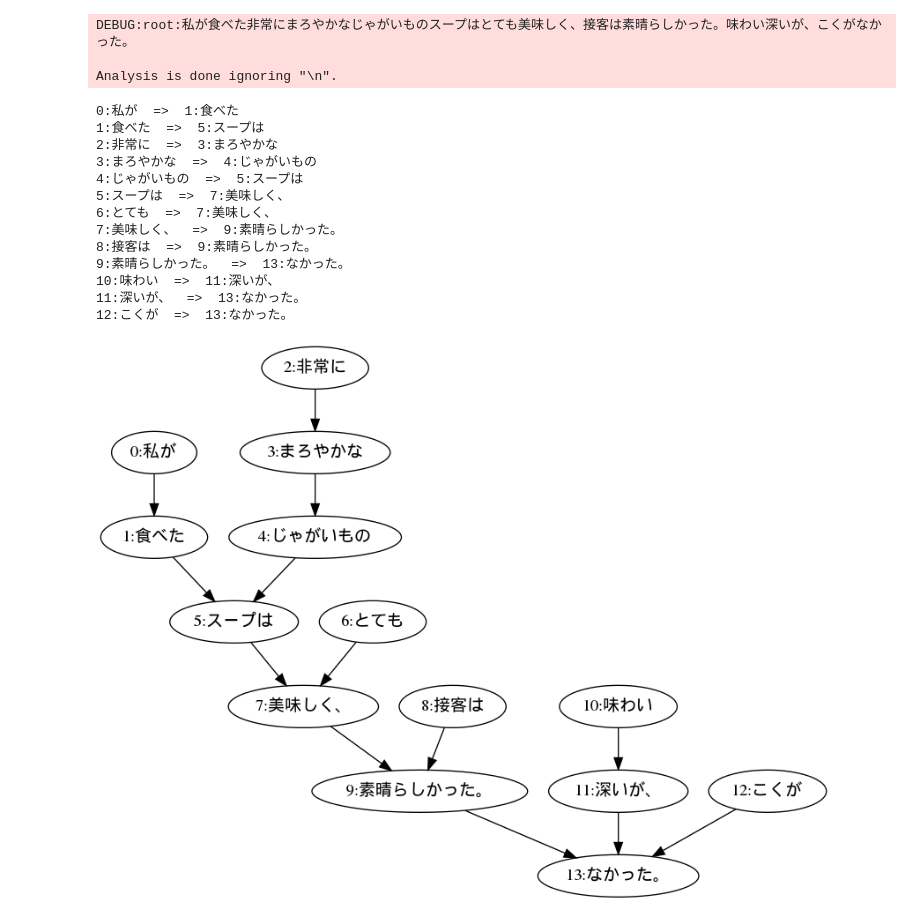
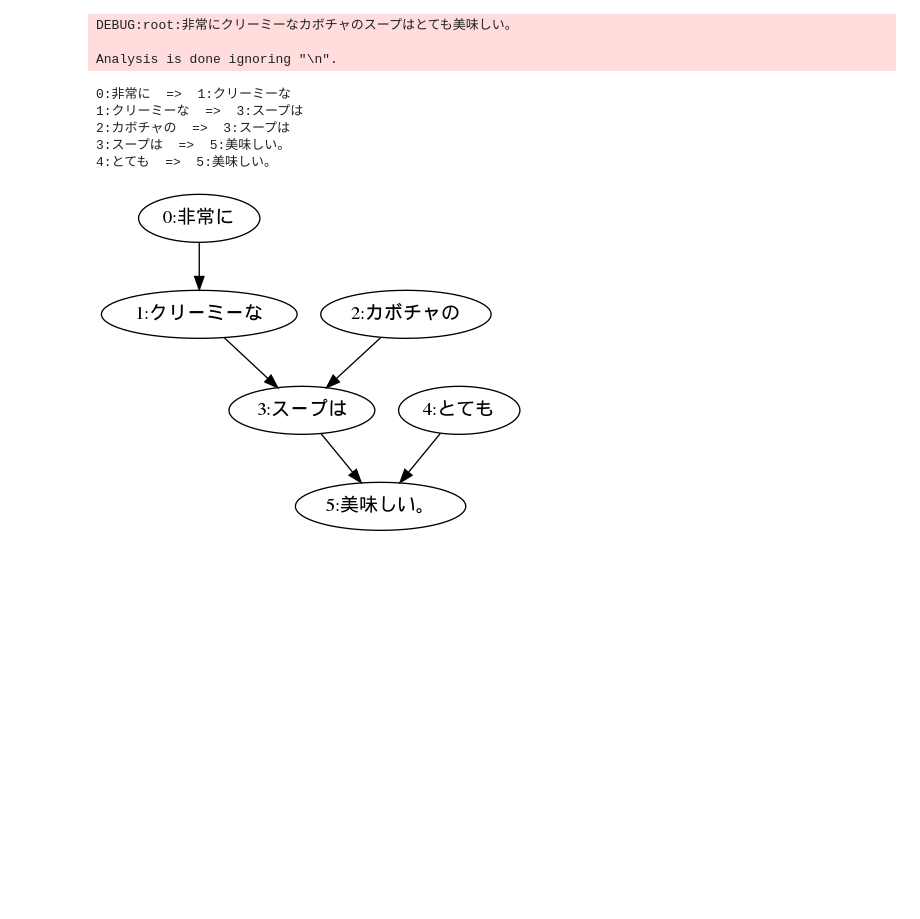
Before and after one commit to BDA2019TeamA/NLPLibrary, a Jupyter notebook: knpws.ipynb, the cells around one changed output. Saved outputs shown, nothing was run; the diff lists cells and outputs as text; code cells hidden in the pictures; blank space fills up the shorter version.

```diff
--- a/knpws.ipynb
+++ b/knpws.ipynb
@@ -6,32 +6,26 @@ import pandas as pd
 # %%
 knp = KNP(option = '-tab -anaphora', jumanpp=True)
 #text = """肉汁がドバっと溢れるタイプのとんかつではなく、ホロり優しく噛み切れる柔らかいサッパリとんかつ。平たく大きいので、叩いて薄くした感じなのかな？と思いきや、食べ応えのある適度な厚さが保たれている。味としては、豚の味と香りがしっかりと包み込まれている王道とんかつ
 #"""
-text = """私が食べた非常にまろやかなじゃがいものスープはとても美味しく、接客は素晴らしかった。味わい深いが、こくがなかった。
+text = """非常にクリーミーなカボチャのスープはとても美味しい。
 """
 #text = """オーストラリアの広大な大地で、抗生物質等を全く使用していない飼料により育てられた、黒毛和牛血統の黒牛を使用したローストビーフ。赤身の旨みが引き立っています。豪州黒牛は、女性に特に必要とされる亜鉛、鉄、ビタミンＢを豊富に含んでおり、ヘルシーフードとして注目されております。
+#"""
+#text = """噛むとカリっ、サクっと気持ちの良い音が聞こえ、ふわふわジューシーな鶏肉が顔を出す。香ばしい衣(パン粉)の味が広がり、すぐにアツアツの甘い肉汁が染み出し、衣と一緒になって更に美味しさが増す。
 #"""
 
 comment_list = pyknp_make_commentlist(text, knp, lines_split=False)
 pyknp_dependency_visualize(comment_list, withstr=True)
 # %% [output]
-DEBUG:root:私が食べた非常にまろやかなじゃがいものスープはとても美味しく、接客は素晴らしかった。味わい深いが、こくがなかった。
+DEBUG:root:非常にクリーミーなカボチャのスープはとても美味しい。
 
 Analysis is done ignoring "\n".
-0:私が  =>  1:食べた
-1:食べた  =>  5:スープは
-2:非常に  =>  3:まろやかな
-3:まろやかな  =>  4:じゃがいもの
-4:じゃがいもの  =>  5:スープは
-5:スープは  =>  7:美味しく、
-6:とても  =>  7:美味しく、
-7:美味しく、  =>  9:素晴らしかった。
-8:接客は  =>  9:素晴らしかった。
-9:素晴らしかった。  =>  13:なかった。
-10:味わい  =>  11:深いが、
-11:深いが、  =>  13:なかった。
-12:こくが  =>  13:なかった。
+0:非常に  =>  1:クリーミーな
+1:クリーミーな  =>  3:スープは
+2:カボチャの  =>  3:スープは
+3:スープは  =>  5:美味しい。
+4:とても  =>  5:美味しい。
-[figure, old version]
+[figure, new version]
 # %%
 pyknp_morph2df(comment_list, output=True)
 # %% [output]
```
Also changed, not shown: parts of 6 cells of this notebook, 1 other file.
